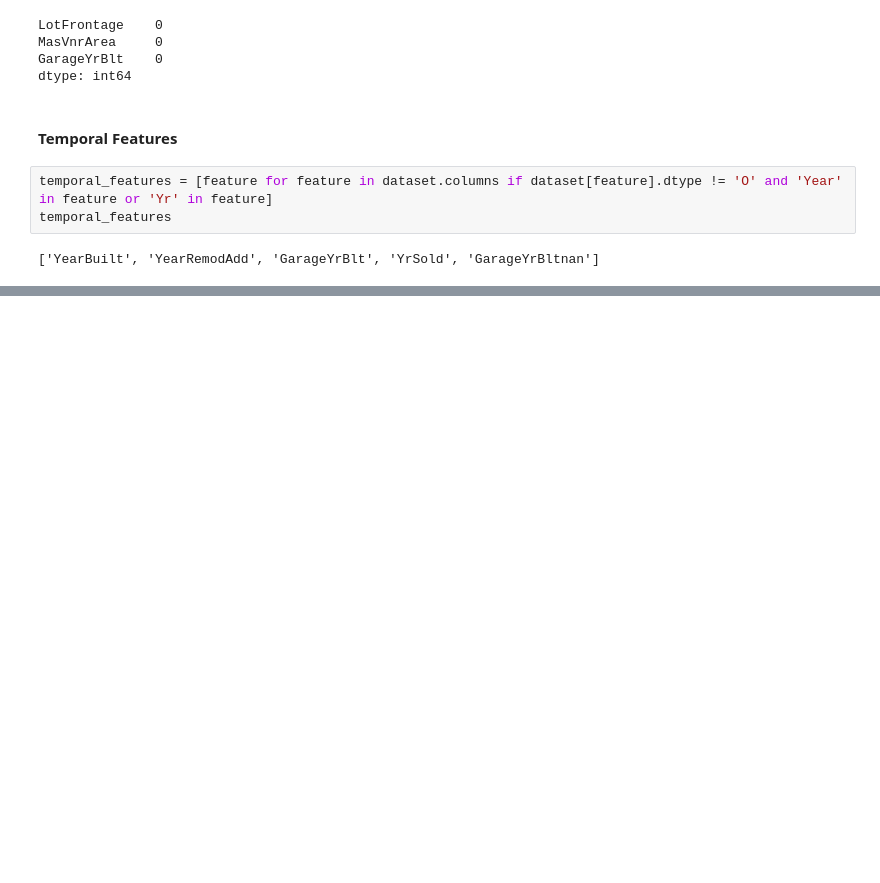
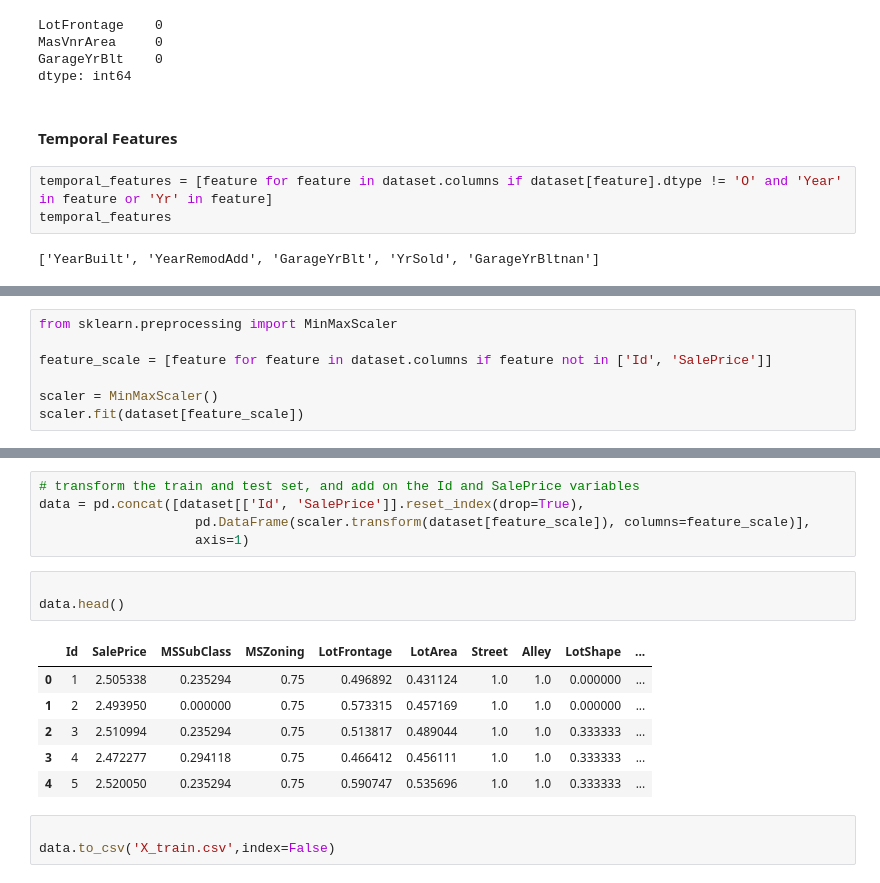
Before and after one commit to ZizZu94/house-prices, a Jupyter notebook: feature-engineering.ipynb, the cells around one changed output, grey strips where cells are left out. Saved outputs shown, nothing was run; the diff lists cells and outputs as text; blank space fills up the shorter version.

```diff
--- a/feature-engineering.ipynb
+++ b/feature-engineering.ipynb
@@ -135,0 +225,7 @@ dataset[['YearBuilt', 'YearRemodAdd', 'GarageYrBlt']].head()
+# %%
+from sklearn.preprocessing import MinMaxScaler
+
+feature_scale = [feature for feature in dataset.columns if feature not in ['Id', 'SalePrice']]
+
+scaler = MinMaxScaler()
+scaler.fit(dataset[feature_scale])
@@ -135,0 +250,18 @@ dataset[['YearBuilt', 'YearRemodAdd', 'GarageYrBlt']].head()
+# %%
+# transform the train and test set, and add on the Id and SalePrice variables
+data = pd.concat([dataset[['Id', 'SalePrice']].reset_index(drop=True),
+                    pd.DataFrame(scaler.transform(dataset[feature_scale]), columns=feature_scale)],
+                    axis=1)
+# %%
+
+data.head()
+# %% [output]
+|  | Id | SalePrice | MSSubClass | MSZoning | LotFrontage | LotArea | Street | Alley | LotShape | ... |
+| 0 | 1 | 2.505338 | 0.235294 | 0.75 | 0.496892 | 0.431124 | 1.0 | 1.0 | 0.000000 | ... |
+| 1 | 2 | 2.493950 | 0.000000 | 0.75 | 0.573315 | 0.457169 | 1.0 | 1.0 | 0.000000 | ... |
+| 2 | 3 | 2.510994 | 0.235294 | 0.75 | 0.513817 | 0.489044 | 1.0 | 1.0 | 0.333333 | ... |
+| 3 | 4 | 2.472277 | 0.294118 | 0.75 | 0.466412 | 0.456111 | 1.0 | 1.0 | 0.333333 | ... |
+| 4 | 5 | 2.520050 | 0.235294 | 0.75 | 0.590747 | 0.535696 | 1.0 | 1.0 | 0.333333 | ... |
+# %%
+
+data.to_csv('X_train.csv',index=False)
```
Also changed, not shown: parts of 13 cells of this notebook, 2 other files.
